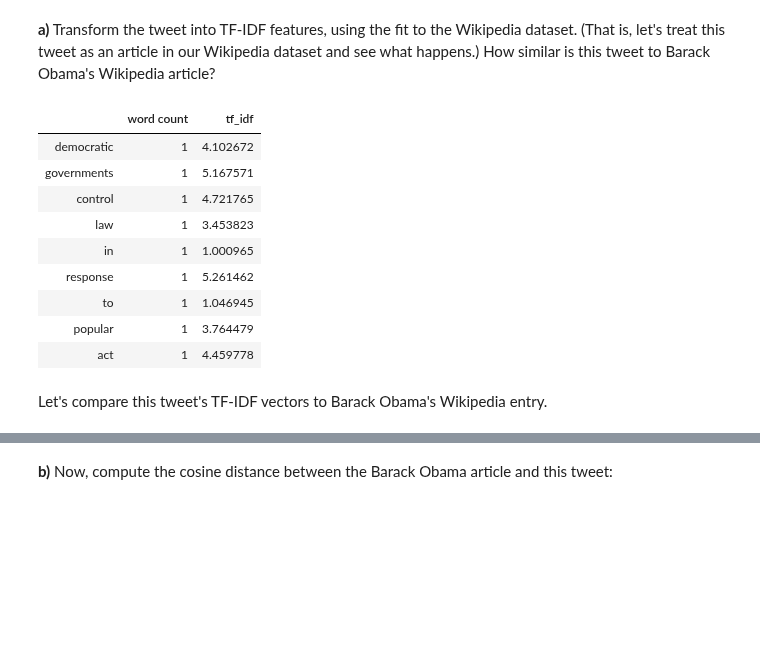
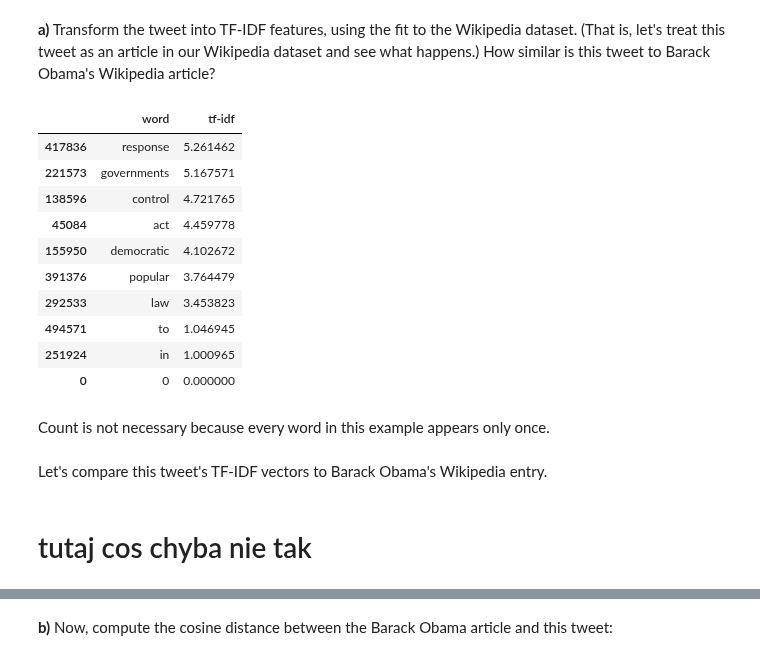
Before and after one commit to adamzulu123/Introduction-to-data-analysis, a Jupyter notebook: Notebook4/Assignment_4_without_code.ipynb, the cells around one changed output, grey strips where cells are left out. Cells and saved outputs as stored; diff of their text form; code cells hidden in the pictures; blank space fills up the shorter version.

````diff
--- a/Notebook4/Assignment_4_without_code.ipynb
+++ b/Notebook4/Assignment_4_without_code.ipynb
@@ -738,23 +736,50 @@ Happily ever after? Not so fast. Cosine distances ignore all document lengths, w
 ```
 # %% [markdown]
 **a)** Transform the tweet into TF-IDF features, using the fit to the Wikipedia dataset. (That is, let's treat this tweet as an article in our Wikipedia dataset and see what happens.) How similar is this tweet to Barack Obama's Wikipedia article?
-# %%
-df = pd.DataFrame({'text': ['democratic governments control law in response to popular act']})
-
-# Your code goes here
-# %% [output]
-|  | word count | tf_idf |
-| democratic | 1 | 4.102672 |
-| governments | 1 | 5.167571 |
-| control | 1 | 4.721765 |
-| law | 1 | 3.453823 |
-| in | 1 | 1.000965 |
-| response | 1 | 5.261462 |
-| to | 1 | 1.046945 |
-| popular | 1 | 3.764479 |
-| act | 1 | 4.459778 |
+# %%
+tweet = pd.DataFrame({'text': ['democratic governments control law in response to popular act']})
+
+#training on full dataset (dopasowanie modelu i przekształcenie na całym zbiorze (daltego fit_transform)
+vectorizer = CountVectorizer(token_pattern=r"(?u)\b\w+\b")
+tfidf = TfidfTransformer(smooth_idf=False, norm=None)
+WCmatrix = vectorizer.fit_transform(wiki['text'])
+TFIDFmatrix = tfidf.fit_transform(WCmatrix)
+
+#transforming data based on pre-trained model (czyli nie zmieniamy modelu, tylko na powstawie modelu wytrenowanego na całym słowniku,
+#przeksztalcamy dane zawarte w tweecie)
+tweet_matrix = vectorizer.transform(tweet['text'])
+tweet_tfidf = tfidf.transform(tweet_matrix)
+# %%
+words = vectorizer.get_feature_names_out()
+
+tfidf_values = tweet_tfidf.toarray().flatten()
+
+df_tfidf = pd.DataFrame({
+    'word': words,
+    'tf-idf': tfidf_values
+})
+
+df_tfidf_sorted = df_tfidf.sort_values(by='tf-idf', ascending=False)
+
+df_tfidf_sorted.head(10)
+# %% [output]
+|  | word | tf-idf |
+| 417836 | response | 5.261462 |
+| 221573 | governments | 5.167571 |
+| 138596 | control | 4.721765 |
+| 45084 | act | 4.459778 |
+| 155950 | democratic | 4.102672 |
+| 391376 | popular | 3.764479 |
+| 292533 | law | 3.453823 |
+| 494571 | to | 1.046945 |
+| 251924 | in | 1.000965 |
+| 0 | 0 | 0.000000 |
+# %% [markdown]
+Count is not necessary because every word in this example appears only once.
 # %% [markdown]
 Let's compare this tweet's TF-IDF vectors  to Barack Obama's Wikipedia entry.
+# %% [markdown]
+# tutaj cos chyba nie tak
 # %%
 obama_tf_idf
 # %% [output]
````
Also changed, not shown: parts of 4 cells of this notebook.
